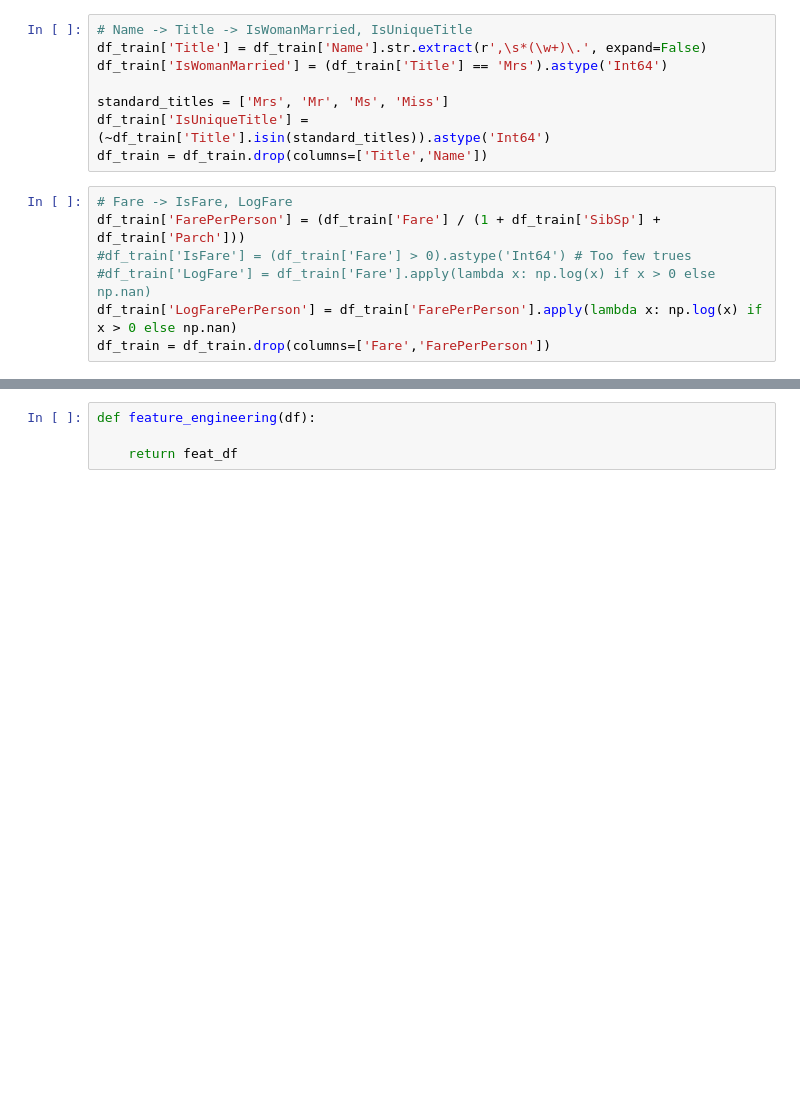
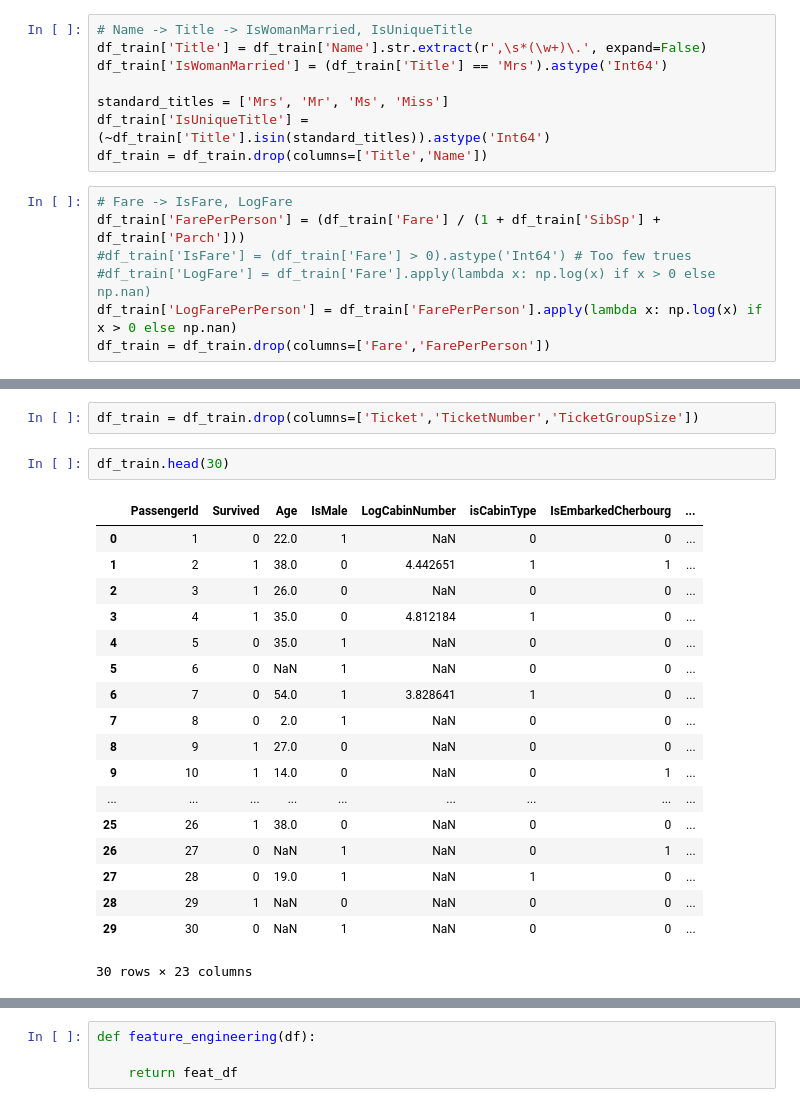
Before and after one commit to TylerJSimpson/kaggle_projects, a Jupyter notebook: titanic-xgboost-tjs.ipynb, the cells around one changed output, grey strips where cells are left out. Cells and saved outputs as stored; diff of their text form; blank space fills up the shorter version.

```diff
--- a/titanic-xgboost-tjs.ipynb
+++ b/titanic-xgboost-tjs.ipynb
@@ -248,3 +280,26 @@ df_train.head(10)
+# %%
+df_train = df_train.drop(columns=['Ticket','TicketNumber','TicketGroupSize'])
+# %%
+df_train.head(30)
+# %% [output]
+|  | PassengerId | Survived | Age | IsMale | LogCabinNumber | isCabinType | IsEmbarkedCherbourg | ... |
+| 0 | 1 | 0 | 22.0 | 1 | NaN | 0 | 0 | ... |
+| 1 | 2 | 1 | 38.0 | 0 | 4.442651 | 1 | 1 | ... |
+| 2 | 3 | 1 | 26.0 | 0 | NaN | 0 | 0 | ... |
+| 3 | 4 | 1 | 35.0 | 0 | 4.812184 | 1 | 0 | ... |
+| 4 | 5 | 0 | 35.0 | 1 | NaN | 0 | 0 | ... |
+| 5 | 6 | 0 | NaN | 1 | NaN | 0 | 0 | ... |
+| 6 | 7 | 0 | 54.0 | 1 | 3.828641 | 1 | 0 | ... |
+| 7 | 8 | 0 | 2.0 | 1 | NaN | 0 | 0 | ... |
+| 8 | 9 | 1 | 27.0 | 0 | NaN | 0 | 0 | ... |
+| 9 | 10 | 1 | 14.0 | 0 | NaN | 0 | 1 | ... |
+| ... | ... | ... | ... | ... | ... | ... | ... | ... |
+| 25 | 26 | 1 | 38.0 | 0 | NaN | 0 | 0 | ... |
+| 26 | 27 | 0 | NaN | 1 | NaN | 0 | 1 | ... |
+| 27 | 28 | 0 | 19.0 | 1 | NaN | 1 | 0 | ... |
+| 28 | 29 | 1 | NaN | 0 | NaN | 0 | 0 | ... |
+| 29 | 30 | 0 | NaN | 1 | NaN | 0 | 0 | ... |
+30 rows × 23 columns
 # %%
 df_train.dtypes
 # %% [output]
```
Also changed, not shown: parts of 11 cells of this notebook.
